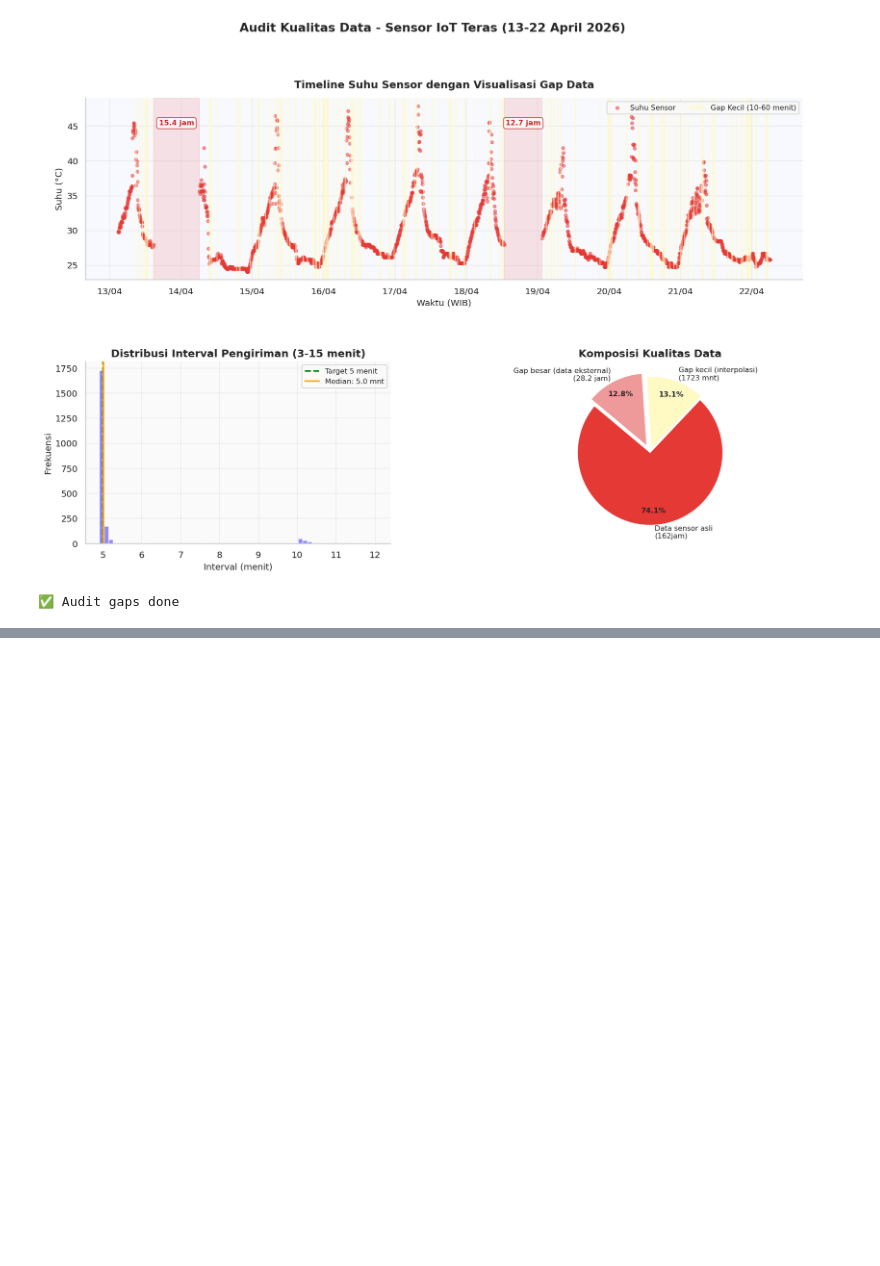
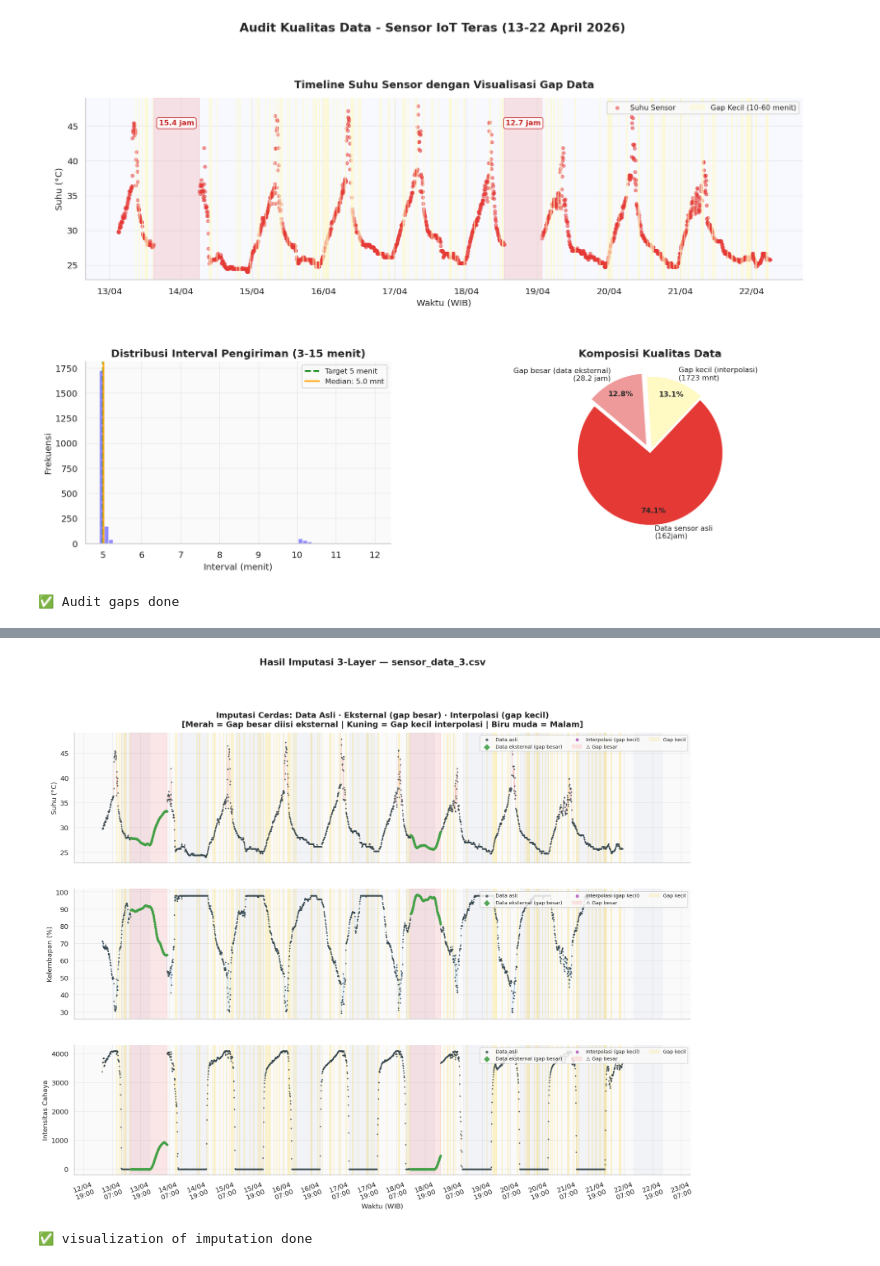
Before and after one commit to delafajarmulia/suhu-detector-ai, a Jupyter notebook: weather_analysis_3.ipynb, the cells around one changed output, grey strips where cells are left out. Saved outputs shown, nothing was run; the diff lists cells and outputs as text; code cells hidden in the pictures; blank space fills up the shorter version.

Commit message:
add: imputation using external dataset done

```diff
--- a/weather_analysis_3.ipynb
+++ b/weather_analysis_3.ipynb
@@ -303,0 +428,53 @@ print('✅ Audit gaps done')
+# %%
+# visualisasi layer imputasi
+fig, axes = plt.subplots(3, 1, figsize=(18, 13), sharex=True)
+fig.patch.set_facecolor('white')
+
+cols_cfg = [
+    ('suhu',       PALETTE['suhu'],   'Suhu (°C)'),
+    ('kelembapan', PALETTE['lembap'], 'Kelembapan (%)'),
+    ('cahaya',     PALETTE['cahaya'], 'Intensitas Cahaya'),
+]
+
+for ax, (col, color, label) in zip(axes, cols_cfg):
+  orig = df_full[df_full['suhu_imp_src']=='original']
+  ext = df_full[df_full['suhu_imp_src']=='external']
+  interp = df_full[df_full['suhu_imp_src']=='interpolasi']
+
+  ax.plot(df_full.index, df_full[col], color=color, lw=0.5, alpha=0.3)
+  ax.scatter(orig.index, orig[col], s=2, alpha=0.7, color='#37474F',zorder=4, label='Data asli')
+  ax.scatter(ext.index, ext[col],s=6, alpha=0.9, color=PALETTE['ext'], zorder=5, label='Data eksternal (gap besar)', marker='D')
+  ax.scatter(interp.index, interp[col], s=3, alpha=0.7, color='#AB47BC',zorder=4, label='Interpolasi (gap kecil)')
+
+  # bg shading
+  for _, row in big_gaps_df.iterrows():
+    ax.axvspan(row['start'], row['end'], alpha=0.08, color='red',
+               label='⚠️ Gap besar' if _ == big_gaps_df.index[0] else '')
+  for _, row in small_gaps_df.iterrows():
+    ax.axvspan(row['start'], row['end'], alpha=0.15, color='#FDD835',
+               label='Gap kecil' if _ == small_gaps_df.index[0] else '')
+
+  # night shading
+  for day in pd.date_range(df_full.index.min().date(), df_full.index.max().date()):
+    night_start = pd.Timestamp(day, tz='Asia/Jakarta').replace(hour=18)
+    night_end   = pd.Timestamp(day + pd.Timedelta('1d'), tz='Asia/Jakarta').replace(hour=6)
+    ax.axvspan(night_start, night_end, alpha=0.04, color='#3949AB')
+
+  ax.set_ylabel(label, fontsize=11)
+  ax.legend(loc='upper right', fontsize=8, ncol=3, markerscale=2.5)
+  ax.xaxis.set_major_formatter(mdates.DateFormatter('%d/%m\n%H:%M'))
+  ax.xaxis.set_major_locator(mdates.HourLocator(interval=12))
+
+axes[0].set_title(
+    'Imputasi Cerdas: Data Asli · Eksternal (gap besar) · Interpolasi (gap kecil)\n'
+    '[Merah = Gap besar diisi eksternal | Kuning = Gap kecil interpolasi | Biru muda = Malam]',
+    pad=10)
+axes[-1].set_xlabel('Waktu (WIB)')
+plt.xticks(rotation=20)
+fig.suptitle('Hasil Imputasi 3-Layer — sensor_data_3.csv', fontsize=15, fontweight='bold', y=1.01)
+plt.savefig('fig_imputasi.png', dpi=130, bbox_inches='tight')
+plt.show()
+print('✅ visualization of imputation done')
+# %% [output]
+[figure, added]
+✅ visualization of imputation done
```
Also changed, not shown: parts of 3 cells of this notebook.
